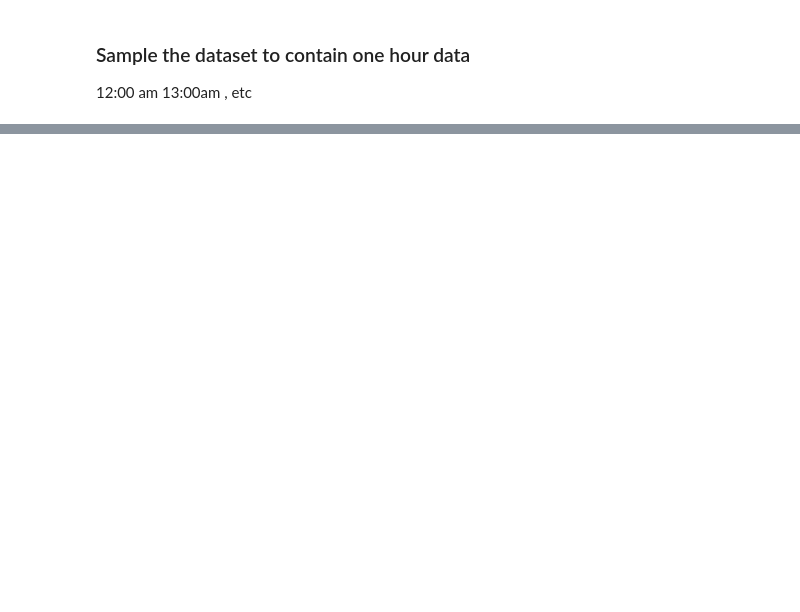
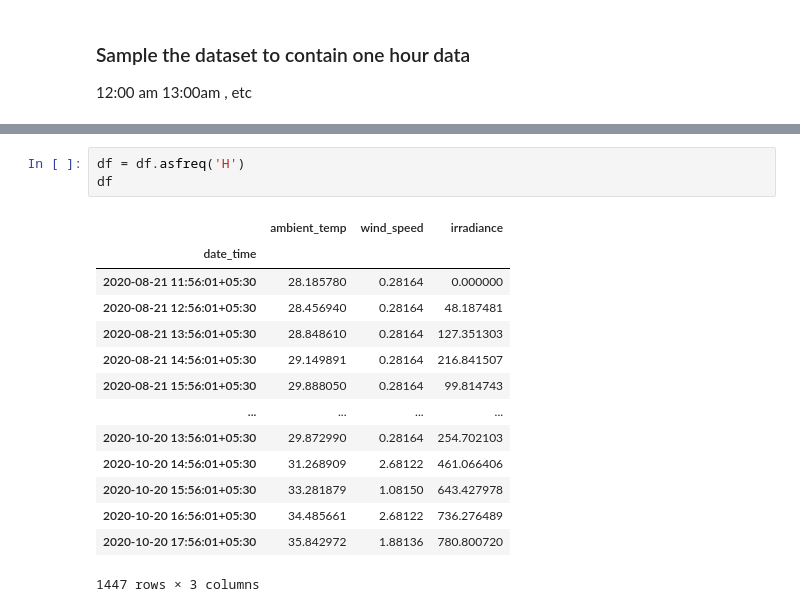
Before and after one commit to Rujul-Patel/InternshipTest, a Jupyter notebook: prescinto.ipynb, the cells around one changed output, grey strips where cells are left out. Drawn from its saved outputs; the diff is of its cells as text; blank space fills up the shorter version.

```diff
--- a/prescinto.ipynb
+++ b/prescinto.ipynb
@@ -139,0 +125,18 @@ TypeError: pivot() missing 1 required argument: 'columns'
+# %%
+df = df.asfreq('H')
+df
+# %% [output]
+|  | ambient_temp | wind_speed | irradiance |
+| date_time |  |  |  |
+| 2020-08-21 11:56:01+05:30 | 28.185780 | 0.28164 | 0.000000 |
+| 2020-08-21 12:56:01+05:30 | 28.456940 | 0.28164 | 48.187481 |
+| 2020-08-21 13:56:01+05:30 | 28.848610 | 0.28164 | 127.351303 |
+| 2020-08-21 14:56:01+05:30 | 29.149891 | 0.28164 | 216.841507 |
+| 2020-08-21 15:56:01+05:30 | 29.888050 | 0.28164 | 99.814743 |
+| ... | ... | ... | ... |
+| 2020-10-20 13:56:01+05:30 | 29.872990 | 0.28164 | 254.702103 |
+| 2020-10-20 14:56:01+05:30 | 31.268909 | 2.68122 | 461.066406 |
+| 2020-10-20 15:56:01+05:30 | 33.281879 | 1.08150 | 643.427978 |
+| 2020-10-20 16:56:01+05:30 | 34.485661 | 2.68122 | 736.276489 |
+| 2020-10-20 17:56:01+05:30 | 35.842972 | 1.88136 | 780.800720 |
+1447 rows × 3 columns
```
Also changed, not shown: parts of 32 cells of this notebook.
